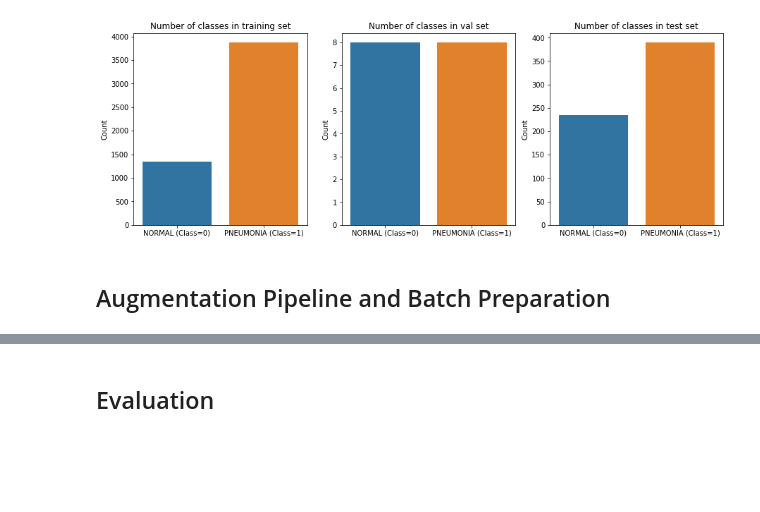
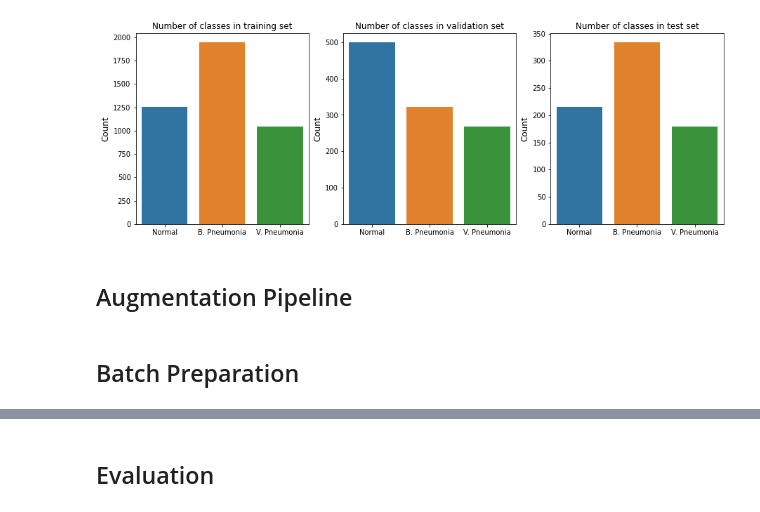
Before and after one commit to fabioachacon/machine_learning, a Jupyter notebook: Computer Vision Projects/Classifying Pneumonia X-Ray Images with Pytorch.ipynb, the cells around one changed output, grey strips where cells are left out. Saved outputs shown, nothing was run; the diff lists cells and outputs as text; code cells hidden in the pictures; blank space fills up the shorter version.

```diff
--- a/Computer Vision Projects/Classifying Pneumonia X-Ray Images with Pytorch.ipynb
+++ b/Computer Vision Projects/Classifying Pneumonia X-Ray Images with Pytorch.ipynb
@@ -95,3 +89,18 @@ y_test = np.load('/content/drive/My Drive/data/images_arrays/test_targets.npy')
+# %%
+data = joblib.load('/content/drive/My Drive/data/data_dict.joblib')
+# %%
+class_normal = np.array([data[key] for key, value in data.items() if ('bacteria' or 'virus') not in key])
+class_bacteria = np.array([data[key] for key, value in data.items() if 'bacteria' in key])
+class_virus = np.array([data[key] for key, value in data.items() if 'virus' in key])
+
+# Downsample normal cases
+class_normal = class_normal[:len(class_virus)+300]
+
+targets = [0] * len(class_normal)
+targets.extend([1] * len(class_bacteria))
+targets.extend([2] * len(class_virus))
+
+X_data, y_true = np.vstack([class_normal, class_bacteria, class_virus]), np.array(targets)
 # %%
 def visualize_samples(images, rows=1, cols=5, title=None):
     plt.figure(figsize=(2.5*cols, 2.5*rows)).suptitle(title, size=15, color='black')
@@ -113,14 +130,17 @@ visualize_samples(X_train[y_train==1], rows=2, cols=6, title='PNEUMONIA')
 # %%
+X_train, X_, y_train, y_ = train_test_split(X_data, y_true, test_size=.3, random_state=1, stratify=y_true)
+X_val, X_test, y_val, y_test = train_test_split(X_, y_, test_size=.4, random_state=1, stratify=y_)
+
 plt.figure(figsize=(15, 5))
-for i, (labels, set_name) in enumerate(zip([y_train, y_val, y_test], ['training', 'val', 'test'])):
+for i, (labels, set_name) in enumerate(zip([y_train, y_val, y_test], ['training', 'validation', 'test'])):
     plt.subplot(1, 3, i+1)
-    sns.barplot(x=['NORMAL (Class=0)', 'PNEUMONIA (Class=1)'],
+    sns.barplot(x=['Normal', 'B. Pneumonia', 'V. Pneumonia'],
                 y=list(Counter(labels).values()))
-    plt.ylabel("Count")
-    plt.title("Number of classes in {} set".format(set_name))
+    plt.title("Number of classes in {} set".format(set_name), size=12)
+    plt.ylabel("Count", size=12)
 plt.show()
 # %% [output]
-[figure, old version]
+[figure, new version]
 # %% [markdown]
-## Augmentation Pipeline and Batch Preparation
+## Augmentation Pipeline
 # %%
@@ -144,3 +157,5 @@ aug_pipeline = A.Compose([
+# %% [markdown]
+## Batch Preparation
 # %%
 # Declaring custom Pytorch Dataset subclasses
 
```
Also changed, not shown: parts of 27 cells of this notebook.
